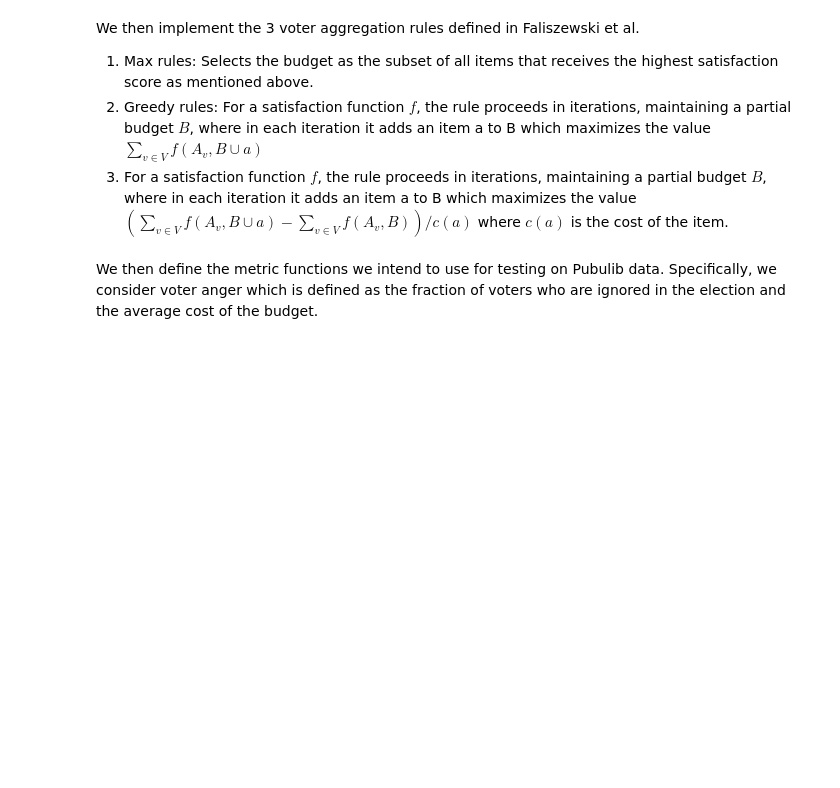
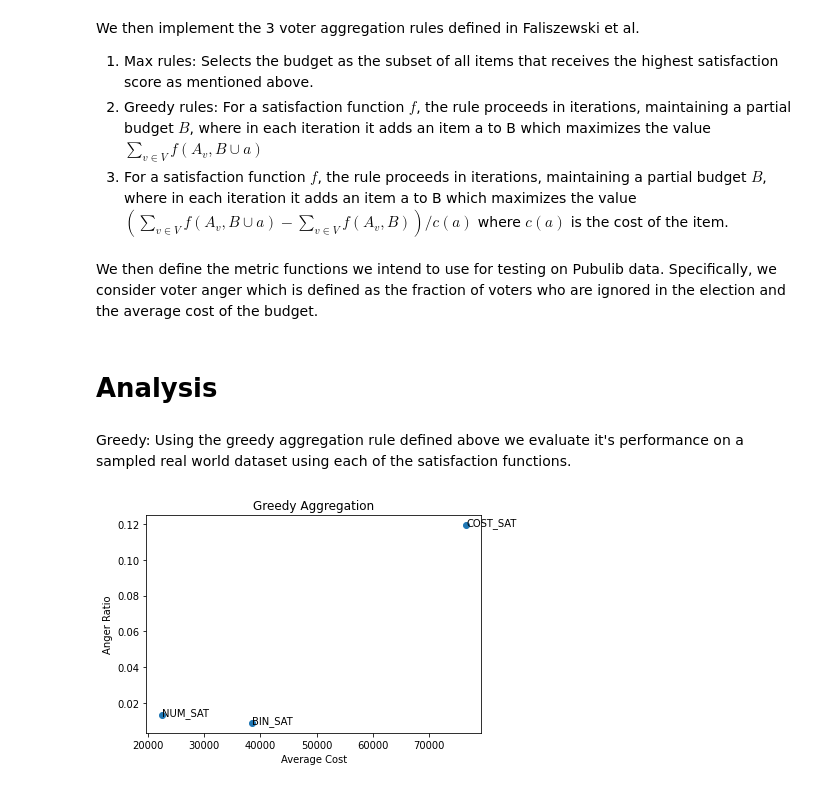
Before and after one commit to girishbarca/366proj, a Jupyter notebook: 366_Notebook.ipynb, the cells around one changed output. Cells and saved outputs as stored; diff of their text form; code cells hidden in the pictures; blank space fills up the shorter version.

Commit message:
added graphs and analysis

```diff
--- a/366_Notebook.ipynb
+++ b/366_Notebook.ipynb
@@ -191,2 +193,35 @@ print(max_rule(items, votes, costs, max_cost, binary_satisfaction))
 print("ANGER: ", anger_ratio(votes, budget))
 print("AVE COST: ", ave_cost(budget, costs))
+# %% [markdown]
+# Analysis
+# %% [markdown]
+Greedy: Using the greedy aggregation rule defined above we evaluate it's performance on a sampled real world dataset using each of the satisfaction functions.
+# %%
+# Greedy Aggregation Rule
+anger = []
+cost = []
+votes, items, costs, max_cost = parser('poland_warszawa_2019_siekierki-augustowka.pb')
+annotations=["NUM_SAT","BIN_SAT","COST_SAT"]
+
+budget = greedy_rule(items, votes, costs, max_cost, num_satisfaction)
+anger.append(anger_ratio(votes, budget))
+cost.append(ave_cost(budget, costs))
+
+budget = greedy_rule(items, votes, costs, max_cost, binary_satisfaction)
+anger.append(anger_ratio(votes, budget))
+cost.append(ave_cost(budget, costs))
+
+
+budget = greedy_rule(items, votes, costs, max_cost, cost_satisfaction)
+anger.append(anger_ratio(votes, budget))
+cost.append(ave_cost(budget, costs))
+
+
+plt.scatter(cost, anger)
+plt.xlabel("Average Cost")
+plt.ylabel("Anger Ratio")
+plt.title("Greedy Aggregation")
+for i, label in enumerate(annotations):
+    plt.annotate(label, (cost[i], anger[i]))
+# %% [output]
+[figure, added]
```
Also changed, not shown: parts of 23 cells of this notebook, 2 other files.
